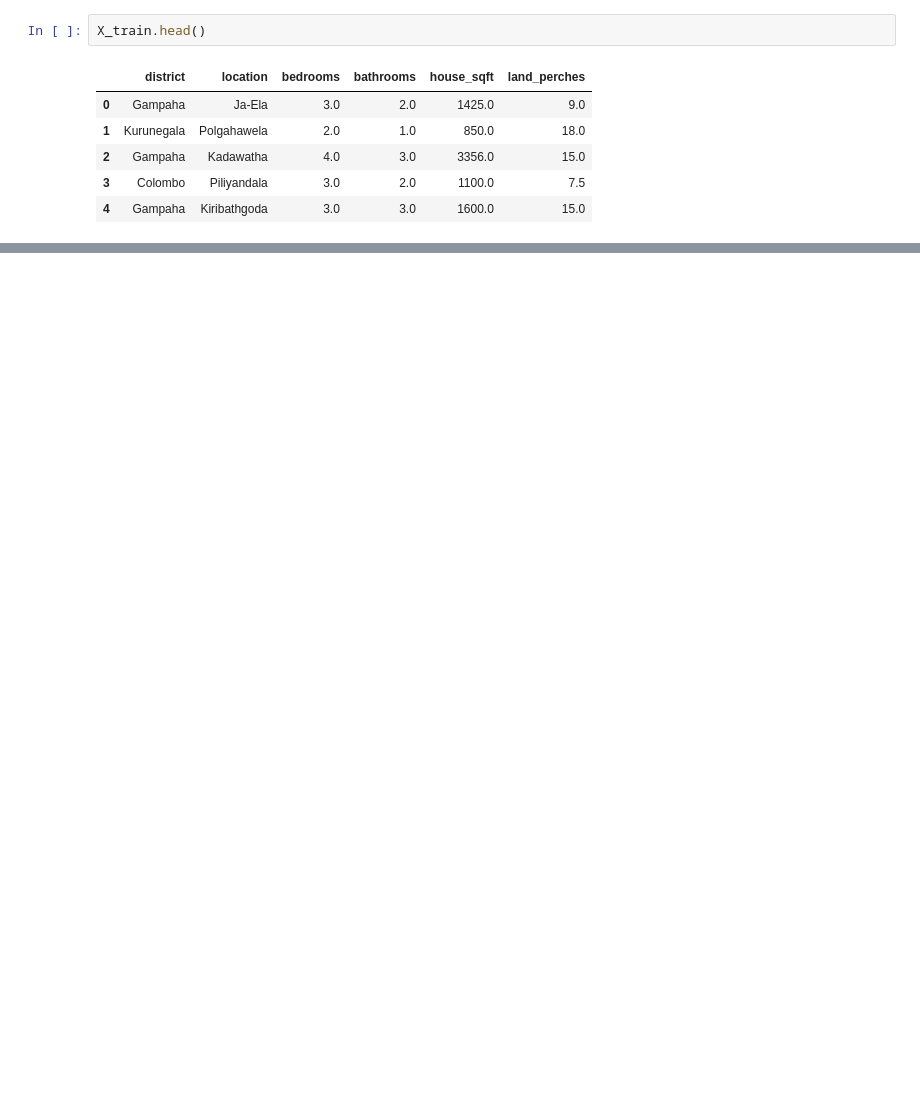
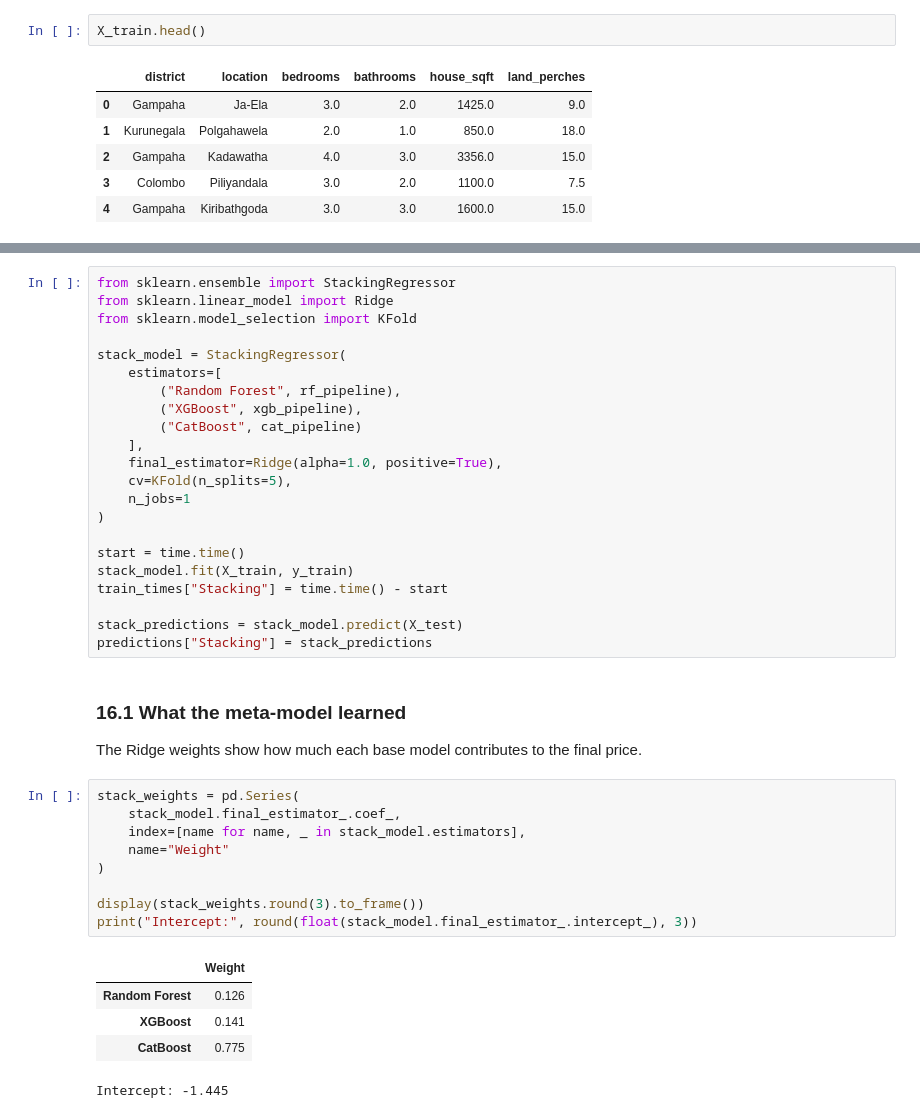
Before and after one commit to ML-Assignment-1/bagging-boosting-stacking, a Jupyter notebook: ML_assignment.ipynb, the cells around one changed output, grey strips where cells are left out. Drawn from its saved outputs; the diff is of its cells as text; blank space fills up the shorter version.

```diff
--- a/ML_assignment.ipynb
+++ b/ML_assignment.ipynb
@@ -687,0 +681,40 @@ plt.show()
+# %%
+from sklearn.ensemble import StackingRegressor
+from sklearn.linear_model import Ridge
+from sklearn.model_selection import KFold
+
+stack_model = StackingRegressor(
+    estimators=[
+        ("Random Forest", rf_pipeline),
+        ("XGBoost", xgb_pipeline),
+        ("CatBoost", cat_pipeline)
+    ],
+    final_estimator=Ridge(alpha=1.0, positive=True),
+    cv=KFold(n_splits=5),
+    n_jobs=1
+)
+
+start = time.time()
+stack_model.fit(X_train, y_train)
+train_times["Stacking"] = time.time() - start
+
+stack_predictions = stack_model.predict(X_test)
+predictions["Stacking"] = stack_predictions
+# %% [markdown]
+### 16.1 What the meta-model learned
+The Ridge weights show how much each base model contributes to the final price.
+# %%
+stack_weights = pd.Series(
+    stack_model.final_estimator_.coef_,
+    index=[name for name, _ in stack_model.estimators],
+    name="Weight"
+)
+
+display(stack_weights.round(3).to_frame())
+print("Intercept:", round(float(stack_model.final_estimator_.intercept_), 3))
+# %% [output]
+|  | Weight |
+| Random Forest | 0.126 |
+| XGBoost | 0.141 |
+| CatBoost | 0.775 |
+Intercept: -1.445
```
Also changed, not shown: parts of 67 cells of this notebook, 7 other files.
